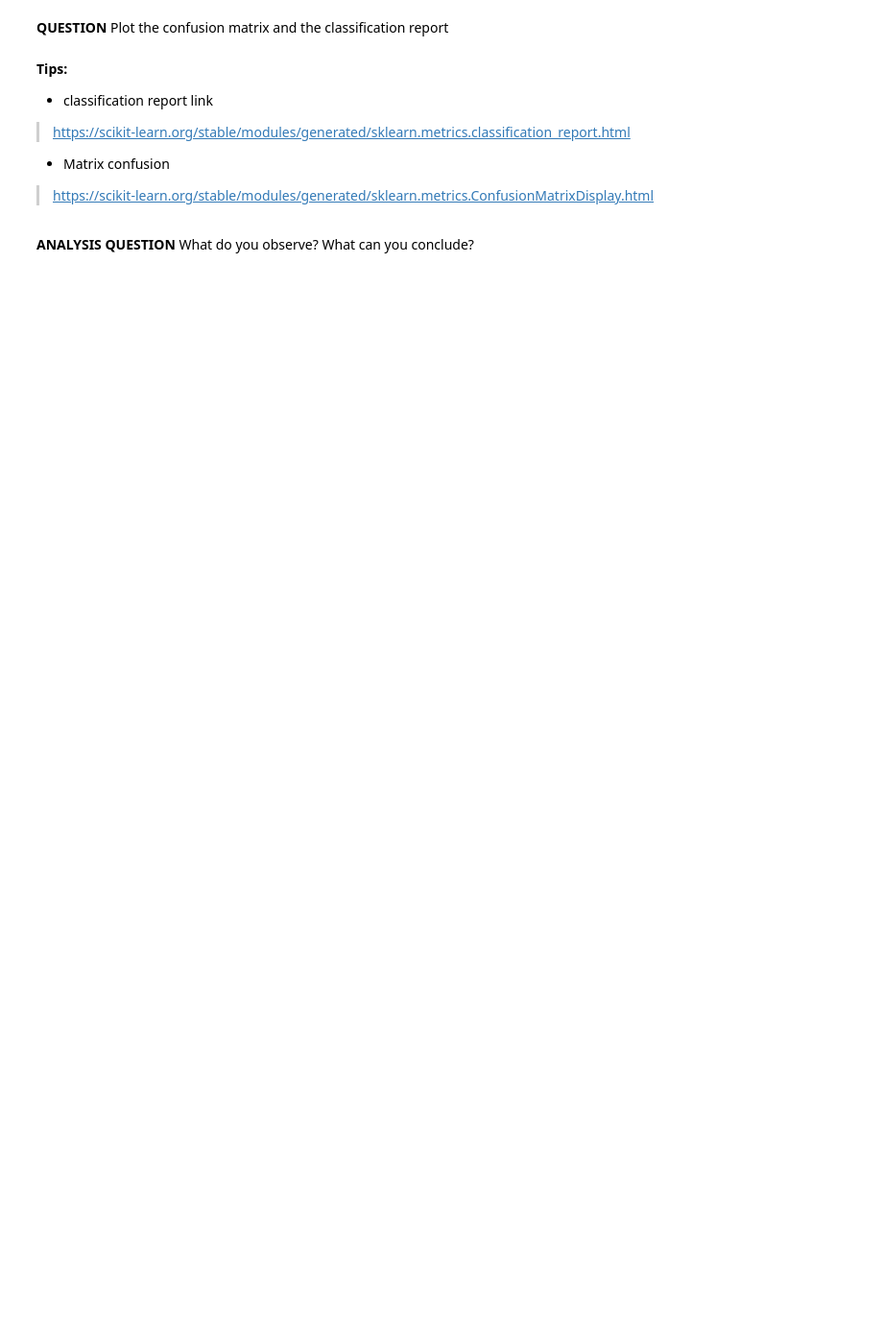
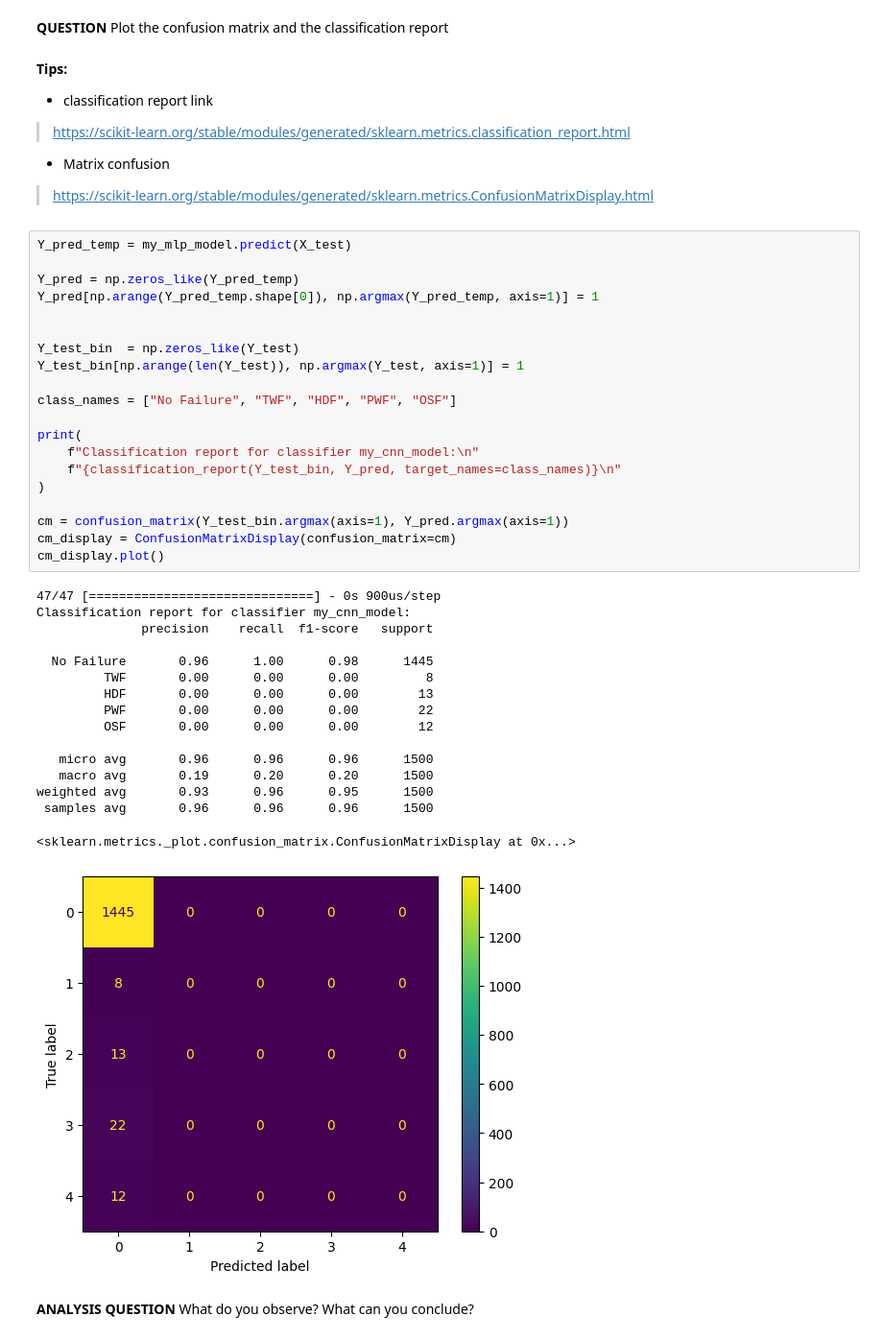
Before and after one commit to Kekossssss/Embedded-AI-ISMIN-2A---Lao-Guilloux-, a Jupyter notebook: TP_IA_EMBARQUEE.ipynb, the cells around one changed output. Shown: that part at 96% size. Saved outputs shown, nothing was run; the diff lists cells and outputs as text; blank space fills up the shorter version.

```diff
--- a/TP_IA_EMBARQUEE.ipynb
+++ b/TP_IA_EMBARQUEE.ipynb
@@ -127,5 +340,42 @@ In this section, you must build and train a model without rebalancing the datase
 *   Matrix confusion
 
 > https://scikit-learn.org/stable/modules/generated/sklearn.metrics.ConfusionMatrixDisplay.html
+# %%
+Y_pred_temp = my_mlp_model.predict(X_test)
+
+Y_pred = np.zeros_like(Y_pred_temp)
+Y_pred[np.arange(Y_pred_temp.shape[0]), np.argmax(Y_pred_temp, axis=1)] = 1
+
+
+Y_test_bin  = np.zeros_like(Y_test)
+Y_test_bin[np.arange(len(Y_test)), np.argmax(Y_test, axis=1)] = 1
+
+class_names = ["No Failure", "TWF", "HDF", "PWF", "OSF"]
+
+print(
+    f"Classification report for classifier my_cnn_model:\n"
+    f"{classification_report(Y_test_bin, Y_pred, target_names=class_names)}\n"
+)
+
+cm = confusion_matrix(Y_test_bin.argmax(axis=1), Y_pred.argmax(axis=1))
+cm_display = ConfusionMatrixDisplay(confusion_matrix=cm)
+cm_display.plot()
+# %% [output]
+47/47 [==============================] - 0s 900us/step
+Classification report for classifier my_cnn_model:
+              precision    recall  f1-score   support
+
+  No Failure       0.96      1.00      0.98      1445
+         TWF       0.00      0.00      0.00         8
+         HDF       0.00      0.00      0.00        13
+         PWF       0.00      0.00      0.00        22
+         OSF       0.00      0.00      0.00        12
+
+   micro avg       0.96      0.96      0.96      1500
+   macro avg       0.19      0.20      0.20      1500
+weighted avg       0.93      0.96      0.95      1500
+ samples avg       0.96      0.96      0.96      1500
+<sklearn.metrics._plot.confusion_matrix.ConfusionMatrixDisplay at 0x...>
+[figure, added]
 # %% [markdown]
 **ANALYSIS QUESTION** What do you observe? What can you conclude?
```
Also changed, not shown: parts of 17 cells of this notebook.
